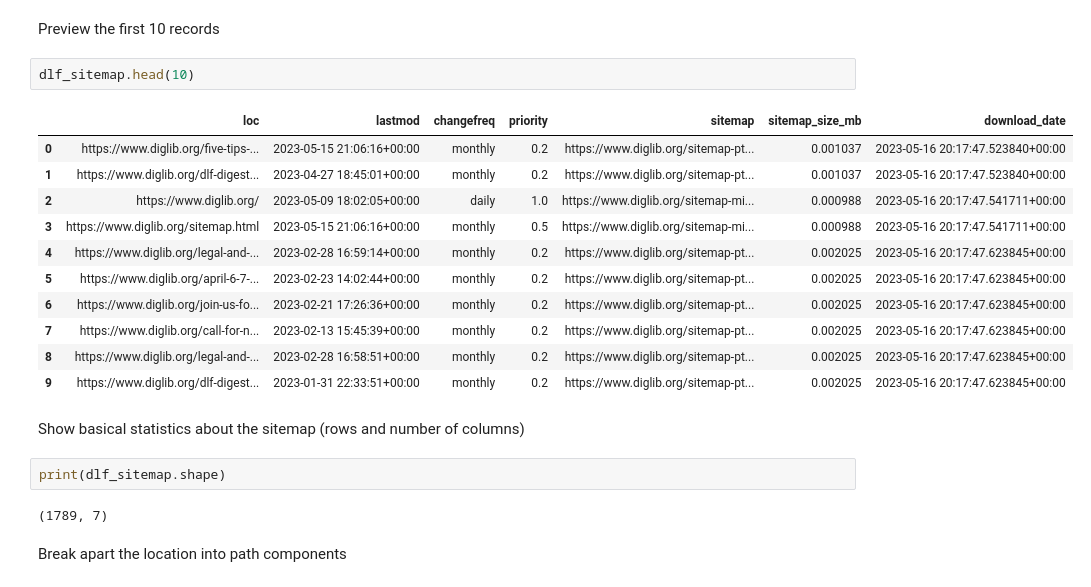
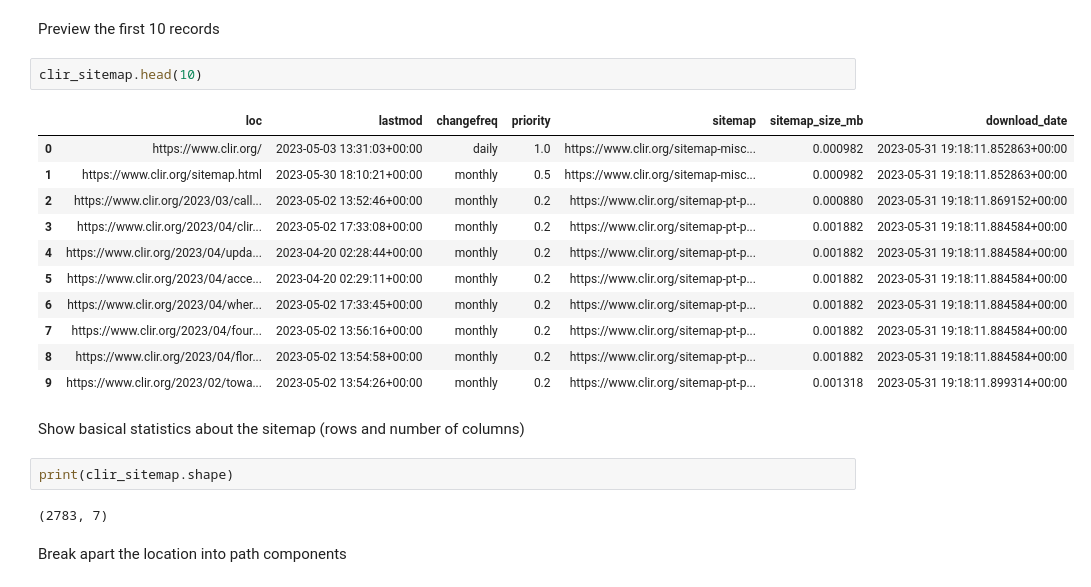
Before and after one commit to clirdlf/juypter_notebooks, a Jupyter notebook: clir_sitemap.ipynb, the cells around one changed output. Drawn from its saved outputs; the diff is of its cells as text.

```diff
--- a/clir_sitemap.ipynb
+++ b/clir_sitemap.ipynb
@@ -49,25 +49,25 @@ clir_sitemap = adv.sitemap_to_df('https://www.clir.org/sitemap.xml')
 # %% [markdown]
 Preview the first 10 records
 # %%
-dlf_sitemap.head(10)
+clir_sitemap.head(10)
 # %% [output]
 |  | loc | lastmod | changefreq | priority | sitemap | sitemap_size_mb | download_date |
-| 0 | https://www.diglib.org/five-tips-... | 2023-05-15 21:06:16+00:00 | monthly | 0.2 | https://www.diglib.org/sitemap-pt... | 0.001037 | 2023-05-16 20:17:47.523840+00:00 |
-| 1 | https://www.diglib.org/dlf-digest... | 2023-04-27 18:45:01+00:00 | monthly | 0.2 | https://www.diglib.org/sitemap-pt... | 0.001037 | 2023-05-16 20:17:47.523840+00:00 |
-| 2 | https://www.diglib.org/ | 2023-05-09 18:02:05+00:00 | daily | 1.0 | https://www.diglib.org/sitemap-mi... | 0.000988 | 2023-05-16 20:17:47.541711+00:00 |
-| 3 | https://www.diglib.org/sitemap.html | 2023-05-15 21:06:16+00:00 | monthly | 0.5 | https://www.diglib.org/sitemap-mi... | 0.000988 | 2023-05-16 20:17:47.541711+00:00 |
-| 4 | https://www.diglib.org/legal-and-... | 2023-02-28 16:59:14+00:00 | monthly | 0.2 | https://www.diglib.org/sitemap-pt... | 0.002025 | 2023-05-16 20:17:47.623845+00:00 |
-| 5 | https://www.diglib.org/april-6-7-... | 2023-02-23 14:02:44+00:00 | monthly | 0.2 | https://www.diglib.org/sitemap-pt... | 0.002025 | 2023-05-16 20:17:47.623845+00:00 |
-| 6 | https://www.diglib.org/join-us-fo... | 2023-02-21 17:26:36+00:00 | monthly | 0.2 | https://www.diglib.org/sitemap-pt... | 0.002025 | 2023-05-16 20:17:47.623845+00:00 |
-| 7 | https://www.diglib.org/call-for-n... | 2023-02-13 15:45:39+00:00 | monthly | 0.2 | https://www.diglib.org/sitemap-pt... | 0.002025 | 2023-05-16 20:17:47.623845+00:00 |
-| 8 | https://www.diglib.org/legal-and-... | 2023-02-28 16:58:51+00:00 | monthly | 0.2 | https://www.diglib.org/sitemap-pt... | 0.002025 | 2023-05-16 20:17:47.623845+00:00 |
-| 9 | https://www.diglib.org/dlf-digest... | 2023-01-31 22:33:51+00:00 | monthly | 0.2 | https://www.diglib.org/sitemap-pt... | 0.002025 | 2023-05-16 20:17:47.623845+00:00 |
+| 0 | https://www.clir.org/ | 2023-05-03 13:31:03+00:00 | daily | 1.0 | https://www.clir.org/sitemap-misc... | 0.000982 | 2023-05-31 19:18:11.852863+00:00 |
+| 1 | https://www.clir.org/sitemap.html | 2023-05-30 18:10:21+00:00 | monthly | 0.5 | https://www.clir.org/sitemap-misc... | 0.000982 | 2023-05-31 19:18:11.852863+00:00 |
+| 2 | https://www.clir.org/2023/03/call... | 2023-05-02 13:52:46+00:00 | monthly | 0.2 | https://www.clir.org/sitemap-pt-p... | 0.000880 | 2023-05-31 19:18:11.869152+00:00 |
+| 3 | https://www.clir.org/2023/04/clir... | 2023-05-02 17:33:08+00:00 | monthly | 0.2 | https://www.clir.org/sitemap-pt-p... | 0.001882 | 2023-05-31 19:18:11.884584+00:00 |
+| 4 | https://www.clir.org/2023/04/upda... | 2023-04-20 02:28:44+00:00 | monthly | 0.2 | https://www.clir.org/sitemap-pt-p... | 0.001882 | 2023-05-31 19:18:11.884584+00:00 |
+| 5 | https://www.clir.org/2023/04/acce... | 2023-04-20 02:29:11+00:00 | monthly | 0.2 | https://www.clir.org/sitemap-pt-p... | 0.001882 | 2023-05-31 19:18:11.884584+00:00 |
+| 6 | https://www.clir.org/2023/04/wher... | 2023-05-02 17:33:45+00:00 | monthly | 0.2 | https://www.clir.org/sitemap-pt-p... | 0.001882 | 2023-05-31 19:18:11.884584+00:00 |
+| 7 | https://www.clir.org/2023/04/four... | 2023-05-02 13:56:16+00:00 | monthly | 0.2 | https://www.clir.org/sitemap-pt-p... | 0.001882 | 2023-05-31 19:18:11.884584+00:00 |
+| 8 | https://www.clir.org/2023/04/flor... | 2023-05-02 13:54:58+00:00 | monthly | 0.2 | https://www.clir.org/sitemap-pt-p... | 0.001882 | 2023-05-31 19:18:11.884584+00:00 |
+| 9 | https://www.clir.org/2023/02/towa... | 2023-05-02 13:54:26+00:00 | monthly | 0.2 | https://www.clir.org/sitemap-pt-p... | 0.001318 | 2023-05-31 19:18:11.899314+00:00 |
 # %% [markdown]
 Show basical statistics about the sitemap (rows and number of columns)
 # %%
-print(dlf_sitemap.shape)
+print(clir_sitemap.shape)
 # %% [output]
-(1789, 7)
+(2783, 7)
 # %% [markdown]
 Break apart the location into path components
 # %%
```
Also changed, not shown: parts of 6 cells of this notebook, 1 other file.
